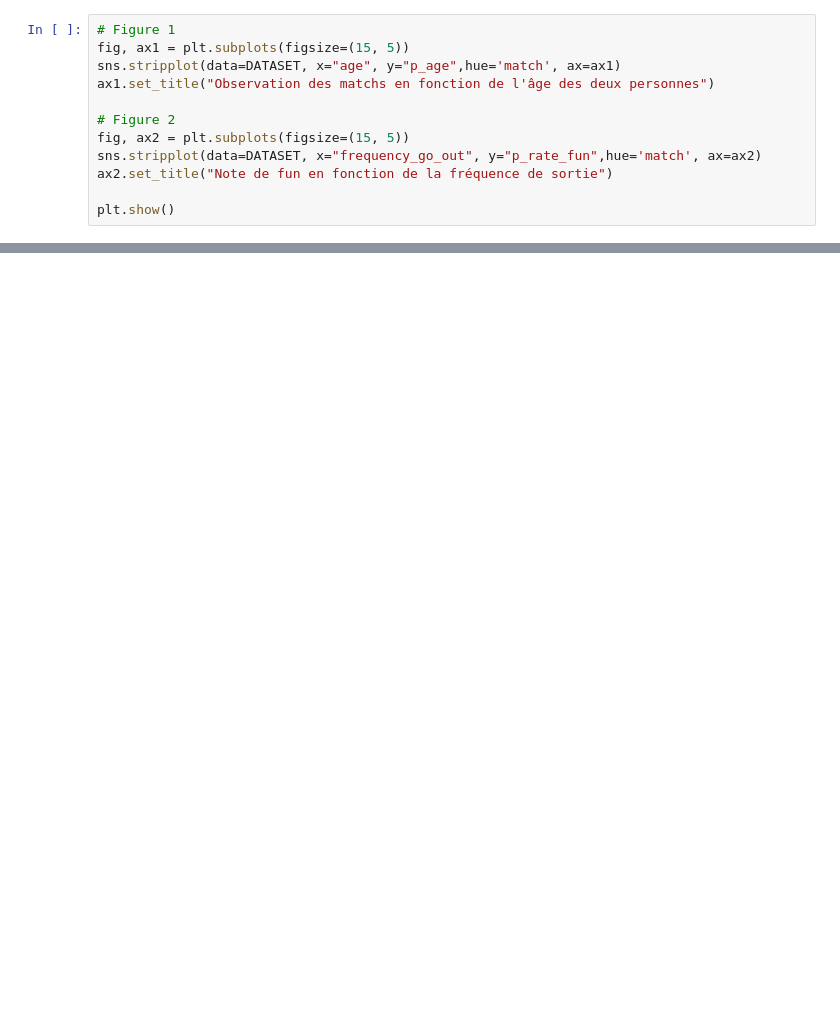
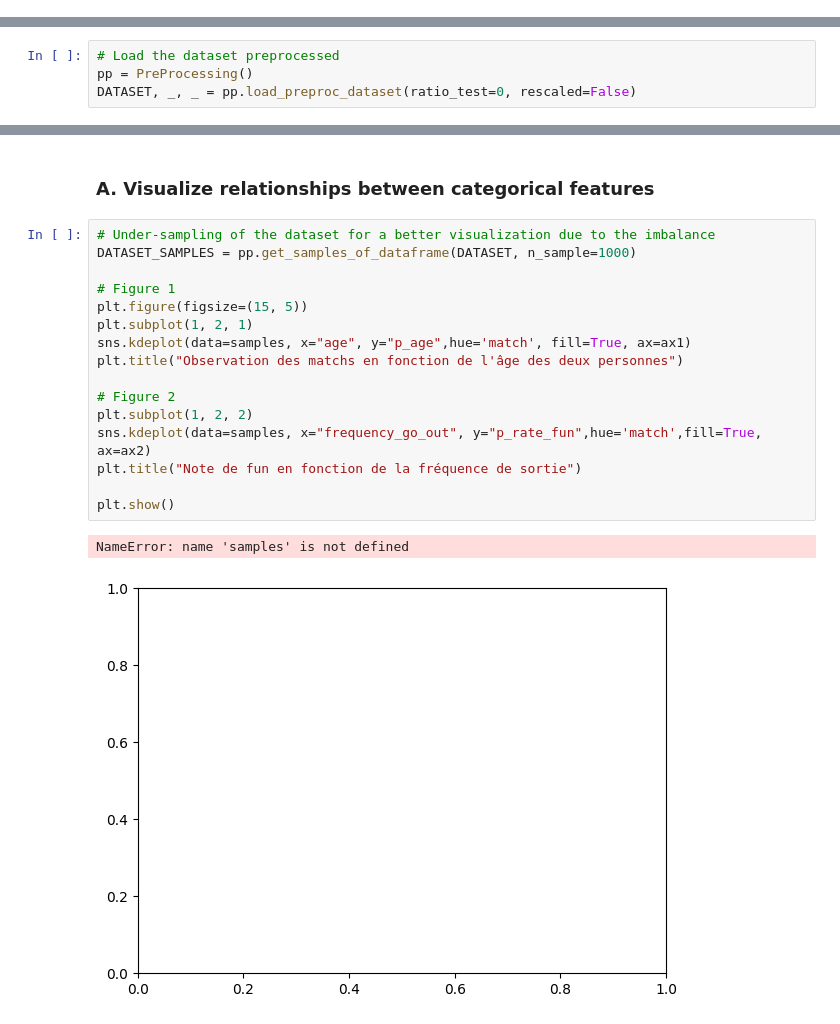
Before and after one commit to B-Manitas/Speed-Dating, a Jupyter notebook: notebook/visualization.ipynb, the cells around one changed output, grey strips where cells are left out. Drawn from its saved outputs; the diff is of its cells as text; blank space fills up the shorter version.

```diff
--- a/notebook/visualization.ipynb
+++ b/notebook/visualization.ipynb
@@ -102,12 +0,0 @@ DATASET.drop(columns=["p_decision", "decision"], inplace=True)
-# %%
-# Figure 1
-fig, ax1 = plt.subplots(figsize=(15, 5))
-sns.stripplot(data=DATASET, x="age", y="p_age",hue='match', ax=ax1)
-ax1.set_title("Observation des matchs en fonction de l'âge des deux personnes")
-
-# Figure 2
-fig, ax2 = plt.subplots(figsize=(15, 5))
-sns.stripplot(data=DATASET, x="frequency_go_out", y="p_rate_fun",hue='match', ax=ax2)
-ax2.set_title("Note de fun en fonction de la fréquence de sortie")
-
-plt.show()
@@ -191,0 +25,4 @@ DATASET.head()
+# %%
+# Load the dataset preprocessed
+pp = PreProcessing()
+DATASET, _, _ = pp.load_preproc_dataset(ratio_test=0, rescaled=False)
@@ -191,0 +117,21 @@ DATASET.head()
+# %% [markdown]
+### A. Visualize relationships between categorical features
+# %%
+# Under-sampling of the dataset for a better visualization due to the imbalance
+DATASET_SAMPLES = pp.get_samples_of_dataframe(DATASET, n_sample=1000)
+
+# Figure 1
+plt.figure(figsize=(15, 5))
+plt.subplot(1, 2, 1)
+sns.kdeplot(data=samples, x="age", y="p_age",hue='match', fill=True, ax=ax1)
+plt.title("Observation des matchs en fonction de l'âge des deux personnes")
+
+# Figure 2
+plt.subplot(1, 2, 2)
+sns.kdeplot(data=samples, x="frequency_go_out", y="p_rate_fun",hue='match',fill=True, ax=ax2)
+plt.title("Note de fun en fonction de la fréquence de sortie")
+
+plt.show()
+# %% [output]
+NameError: name 'samples' is not defined
+[figure, added]
```
Also changed, not shown: parts of 38 cells of this notebook, 1 other file.
